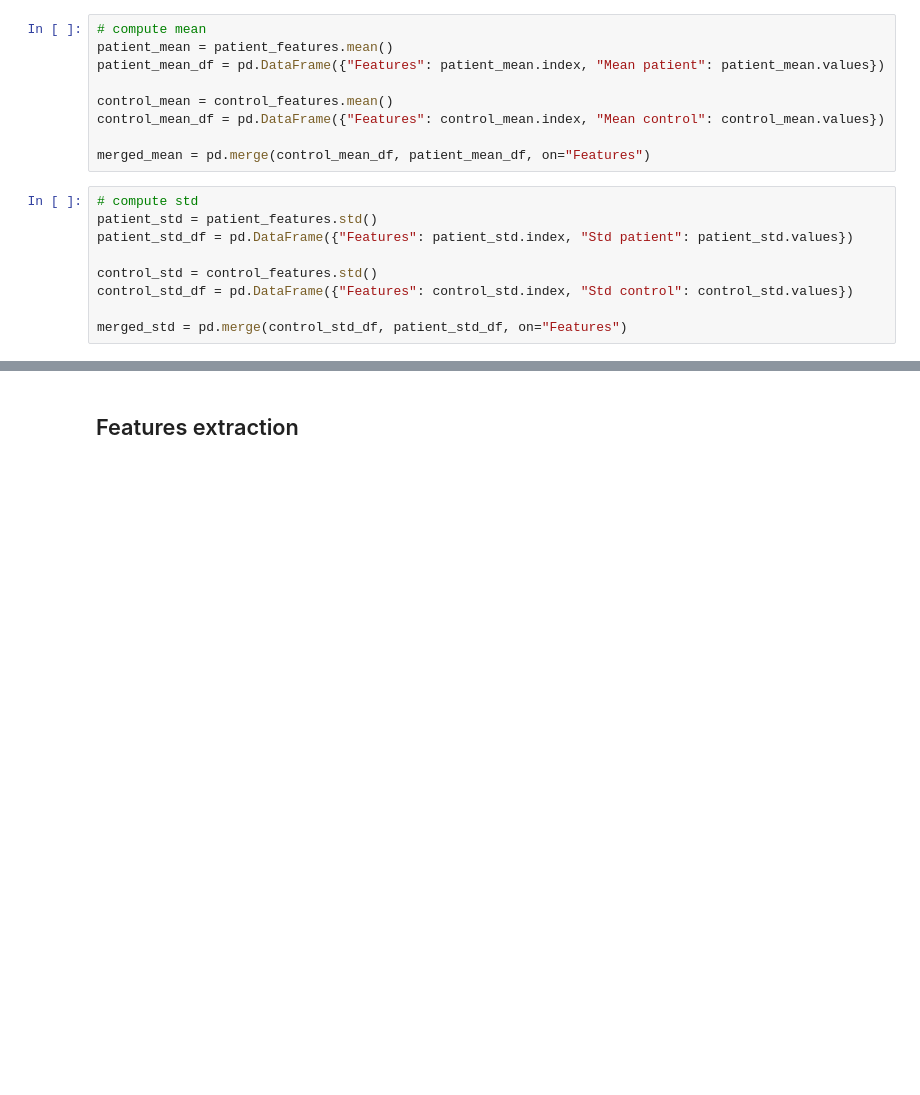
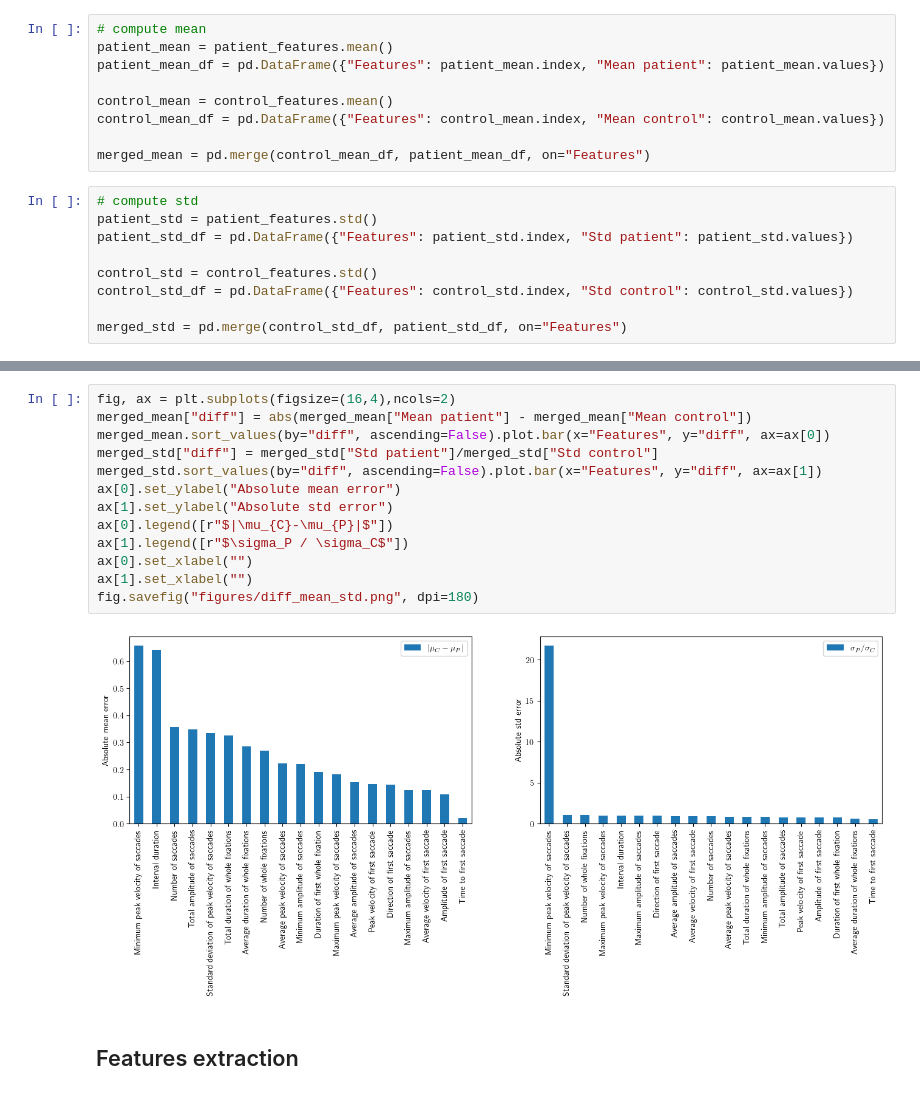
Before and after one commit to pierrelouis1998/smartflat, a Jupyter notebook: notebooks/introduction.ipynb, the cells around one changed output, grey strips where cells are left out. Cells and saved outputs as stored; diff of their text form; blank space fills up the shorter version.

```diff
--- a/notebooks/introduction.ipynb
+++ b/notebooks/introduction.ipynb
@@ -72,3 +76,18 @@ fig.savefig("figures/mean_std.png", dpi=180)
+# %%
+fig, ax = plt.subplots(figsize=(16,4),ncols=2)
+merged_mean["diff"] = abs(merged_mean["Mean patient"] - merged_mean["Mean control"])
+merged_mean.sort_values(by="diff", ascending=False).plot.bar(x="Features", y="diff", ax=ax[0])
+merged_std["diff"] = merged_std["Std patient"]/merged_std["Std control"]
+merged_std.sort_values(by="diff", ascending=False).plot.bar(x="Features", y="diff", ax=ax[1])
+ax[0].set_ylabel("Absolute mean error")
+ax[1].set_ylabel("Absolute std error")
+ax[0].legend([r"$|\mu_{C}-\mu_{P}|$"])
+ax[1].legend([r"$\sigma_P / \sigma_C$"])
+ax[0].set_xlabel("")
+ax[1].set_xlabel("")
+fig.savefig("figures/diff_mean_std.png", dpi=180)
+# %% [output]
+[figure, added]
 # %% [markdown]
 ## Features extraction
 # %%
```
Also changed, not shown: parts of 2 cells of this notebook, 2 other files.
